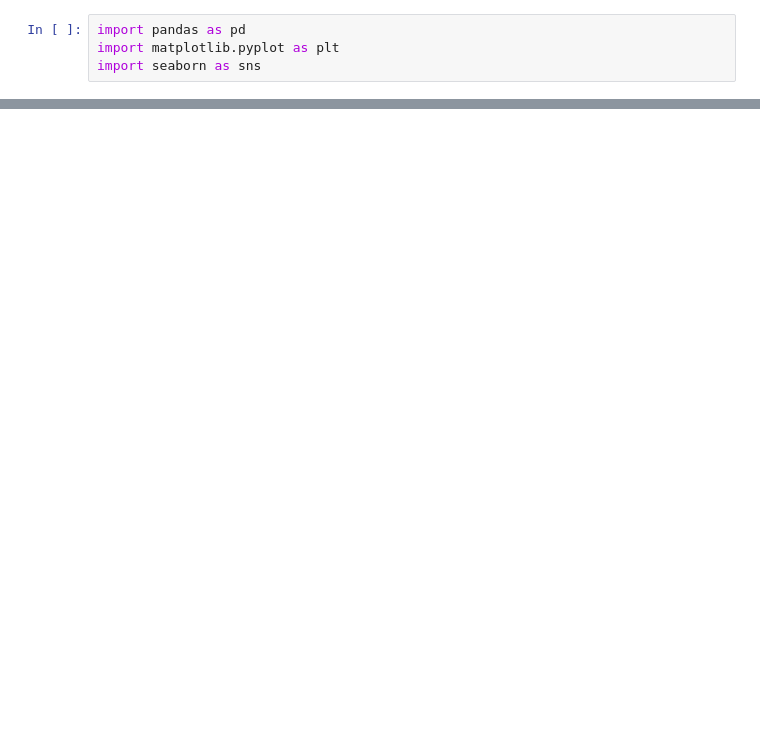
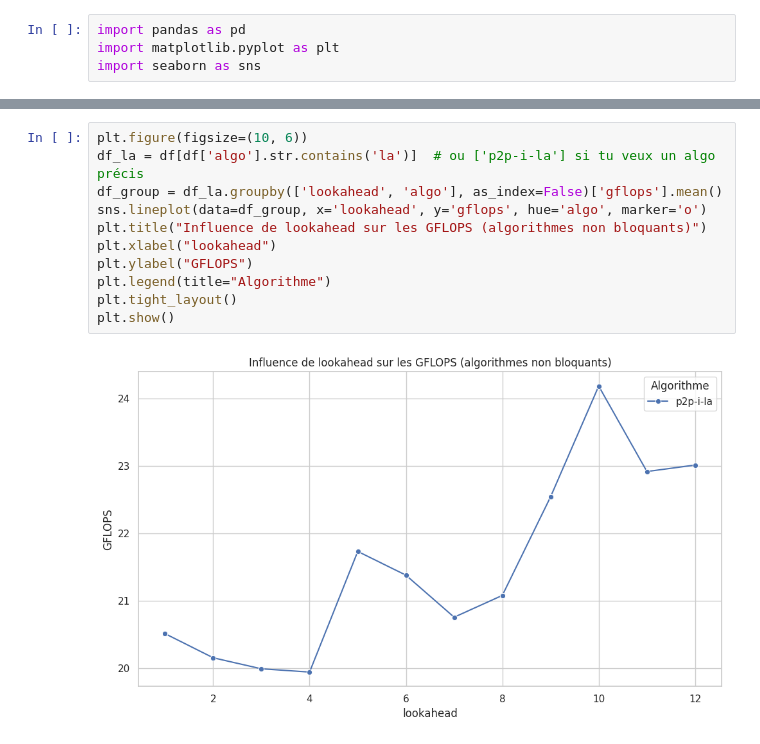
Before and after one commit to InesBesbes/MPI_HPC, a Jupyter notebook: plot_benchmark.ipynb, the cells around one changed output, grey strips where cells are left out. Saved outputs shown, nothing was run; the diff lists cells and outputs as text; blank space fills up the shorter version.

```diff
--- a/plot_benchmark.ipynb
+++ b/plot_benchmark.ipynb
@@ -56,0 +58,13 @@ plt.show()
+# %%
+plt.figure(figsize=(10, 6))
+df_la = df[df['algo'].str.contains('la')]  # ou ['p2p-i-la'] si tu veux un algo précis
+df_group = df_la.groupby(['lookahead', 'algo'], as_index=False)['gflops'].mean()
+sns.lineplot(data=df_group, x='lookahead', y='gflops', hue='algo', marker='o')
+plt.title("Influence de lookahead sur les GFLOPS (algorithmes non bloquants)")
+plt.xlabel("lookahead")
+plt.ylabel("GFLOPS")
+plt.legend(title="Algorithme")
+plt.tight_layout()
+plt.show()
+# %% [output]
+[figure, added]
```
Also changed, not shown: parts of 11 cells of this notebook, 29 other files.
